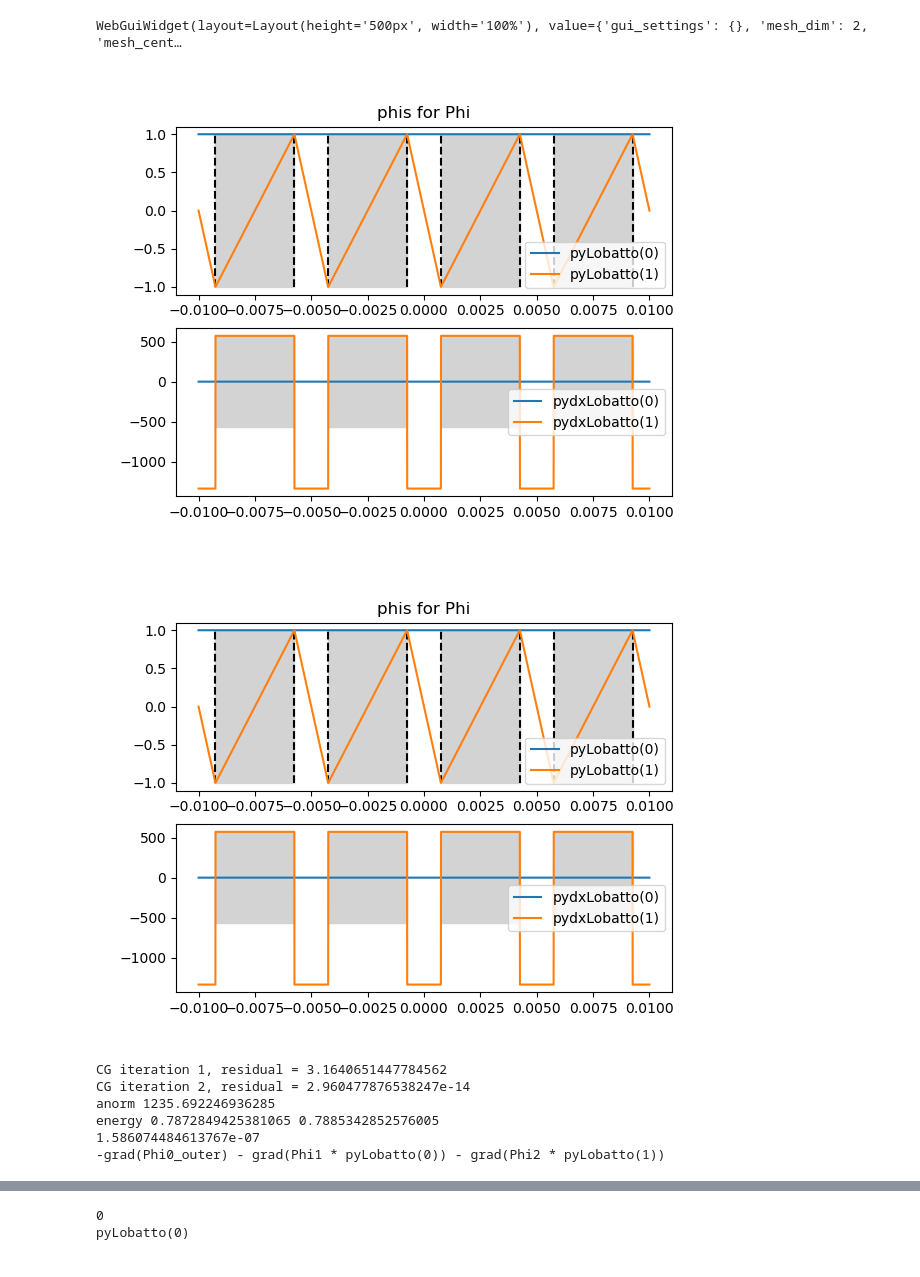
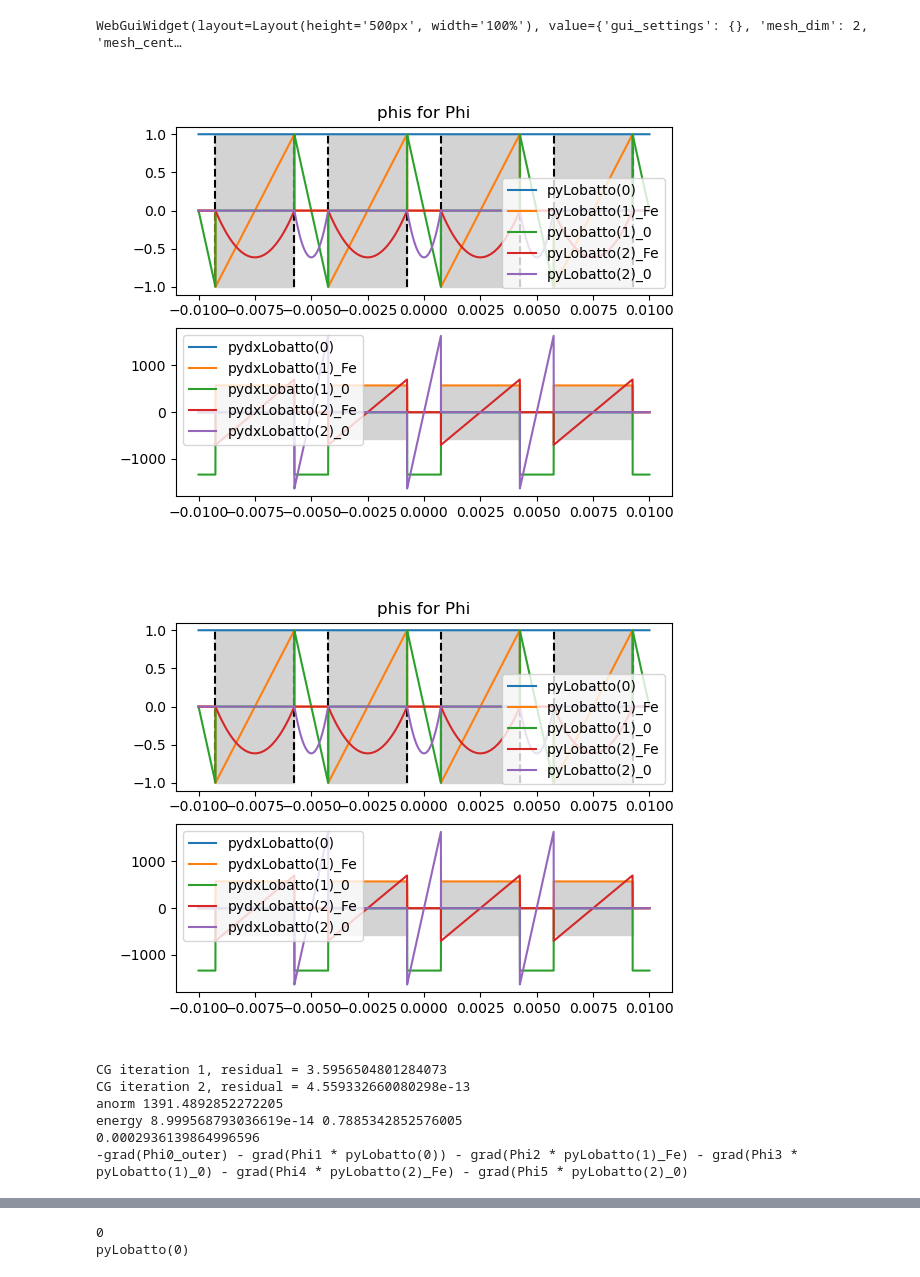
Before and after one commit to vhanser/ngsolveexample, a Jupyter notebook: content/multiscale/multiscale2DSmooth.ipynb, the cells around one changed output, grey strips where cells are left out. Drawn from its saved outputs; the diff is of its cells as text; code cells hidden in the pictures.

```diff
--- a/content/multiscale/multiscale2DSmooth.ipynb
+++ b/content/multiscale/multiscale2DSmooth.ipynb
@@ -118,15 +118,18 @@ cl_Phi.orientation = 1
 force_full_Phi = True
 moartaring = True
 
+
+
 def calcMultiscale(useGradients=True, drawPhis=True):
 
     smoothbnd = "itop|ibottom"
     # microshape functions
     orderPhi = [
             cl_Phi(0, fes_order=1, material="multiscale", dirichlet="top|bottom", useGradients=True, useAbsolutes=False),
-            cl_Phi(1, fes_order=order0, material="multiscale", dirichlet="", useGradients=useGradients),
-            # cl_Phi(2, fes_order=order0, material="multiscale", dirichlet="", inAir=False, modelHalfAir=True),
-            # cl_Phi(2, fes_order=order0, material="multiscale", dirichlet="", inIron=False, modelHalfAir=True),
+            cl_Phi(1, fes_order=order0, material="multiscale", dirichlet="", inAir=False, useGradients=True),
+            cl_Phi(1, fes_order=order0, material="multiscale", dirichlet="", inIron=False, useGradients=useGradients),
+            cl_Phi(2, fes_order=order0, material="multiscale", dirichlet="", inAir=False, modelHalfAir=True, useGradients=True),
+            cl_Phi(2, fes_order=order0, material="multiscale", dirichlet="", inIron=False, modelHalfAir=False, useGradients=useGradients),
         ]
 
 
@@ -185,7 +188,7 @@ def calcMultiscale(useGradients=True, drawPhis=True):
 
     # absolutes
     u_range = range(u_start, len(cl_gradgradMS.u))
-    u_range = [1]
+    # u_range = [1]
     um_bottom = sum(cl_gradgradMS.u[i][0] * cl_gradgradMS.u[i][1].DirectEvaluate(-d_coupling) for i in u_range)
     vm_bottom = sum(cl_gradgradMS.v[i][0] * cl_gradgradMS.v[i][1].DirectEvaluate(-d_coupling) for i in u_range)
 
@@ -200,6 +203,7 @@ def calcMultiscale(useGradients=True, drawPhis=True):
 
     # gradients
     grad_range = range(u_start, len(cl_gradgradMS.gradu))
+    # grad_range = [1] + list(range(4, len(cl_gradgradMS.gradu)))
 
     gradum_bottom = sum(cl_gradgradMS.gradu_trace_n[i][0] * cl_gradgradMS.gradu_trace_n[i][1].DirectEvaluate(-d_coupling) for i in grad_range)
     gradvm_bottom = sum(cl_gradgradMS.gradv_trace_n[i][0] * cl_gradgradMS.gradv_trace_n[i][1].DirectEvaluate(-d_coupling) for i in grad_range)
@@ -267,42 +271,42 @@ def calcMultiscale(useGradients=True, drawPhis=True):
 
         #[ dn u] {gradgrad(v)_n_n }
         a += -cl_gradgradMS.getIntegrand4BFI(cl_gradgradMS.gradu_trace_n, cl_gradgradMS.hesse_v_trace_nn,  lambda2, lambda1, force_full_Phi=True)  *ds(smoothbnd)
         a += cl_gradgradMS.getIntegrand4BFI([cl_gradgradMS.gradu_trace_n[0]], cl_gradgradMS.hesse_v_trace_nn,  lambda2, lambda1, force_full_Phi=True)  *ds(smoothbnd)
         a += cl_gradgradMS.getIntegrand4BFI(cl_gradgradMS.gradu_trace_n, [cl_gradgradMS.hesse_v_trace_nn[0]],  lambda2, lambda1, force_full_Phi=True)  *ds(smoothbnd)
         a += -cl_gradgradMS.getIntegrand4BFI([cl_gradgradMS.gradu_trace_n[0]], [cl_gradgradMS.hesse_v_trace_nn[0]],  lambda2, lambda1, force_full_Phi=True)  *ds(smoothbnd)
 
     prec = Preconditioner(a,type="direct")
 
 
     # dirichlet boundary values
     sol.components[0].Set(1 * y/Norm(y), BND)
     if moartaring:
         sol.components[1].Set(1 * y/Norm(y), BND)
 
     solvers.BVP(bf = a, lf= f, pre=prec, gf=sol, maxsteps=10)
 
     print("anorm", a.mat.AsVector().Norm())
 
     energy =  Integrate(getIntegrand4BFI(cl_gradgradMS.gradsol_pack, cl_gradgradMS.gradsol_pack, lambda2, lambda1), meshMS,
                                                     definedon=meshMS.Materials("multiscale"))
 
     return sol, cl_gradgradMS.sol_pack, cl_gradgradMS.sol_comp, cl_gradgradMS.gradsol_comp, energy, cl_gradgradMS
 
 
 
-sol_MS, sol_pack_MS, sol_comp_MS, H_comp, energy_MS, cl_gradgradMS = calcMultiscale(useGradients=True, drawPhis=True)
+sol_MS, sol_pack_MS, sol_comp_MS, H_comp, energy_MS, cl_gradgradMS = calcMultiscale(useGradients=False, drawPhis=True)
 print("energy", energy_MS, energy_ref)
 print(Integrate(Norm(sum(sol_comp_MS) - sol_ref), meshRef))
 print(cl_gradgradMS.ansatz)
 # %% [output]
-[figure, old version]
+[figure, new version]
-[figure, old version]
+[figure, new version]
-CG iteration 1, residual = 3.1640651447784562
-CG iteration 2, residual = 2.960477876538247e-14
-anorm 1235.692246936285
-energy 0.7872849425381065 0.7885342852576005
-1.586074484613767e-07
--grad(Phi0_outer) - grad(Phi1 * pyLobatto(0)) - grad(Phi2 * pyLobatto(1))
+CG iteration 1, residual = 3.5956504801284073
+CG iteration 2, residual = 4.559332660080298e-13
+anorm 1391.4892852272205
+energy 8.999568793036619e-14 0.7885342852576005
+0.0002936139864996596
+-grad(Phi0_outer) - grad(Phi1 * pyLobatto(0)) - grad(Phi2 * pyLobatto(1)_Fe) - grad(Phi3 * pyLobatto(1)_0) - grad(Phi4 * pyLobatto(2)_Fe) - grad(Phi5 * pyLobatto(2)_0)
 # %%
 cl_gradgradMS.printGradGradMatrix();
 # %% [output]
```
Also changed, not shown: parts of 6 cells of this notebook, 4 other files.
